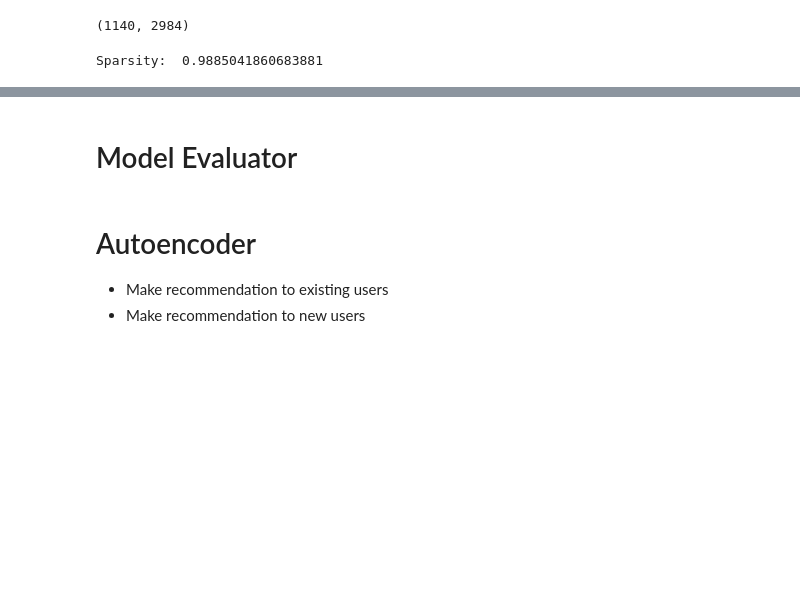
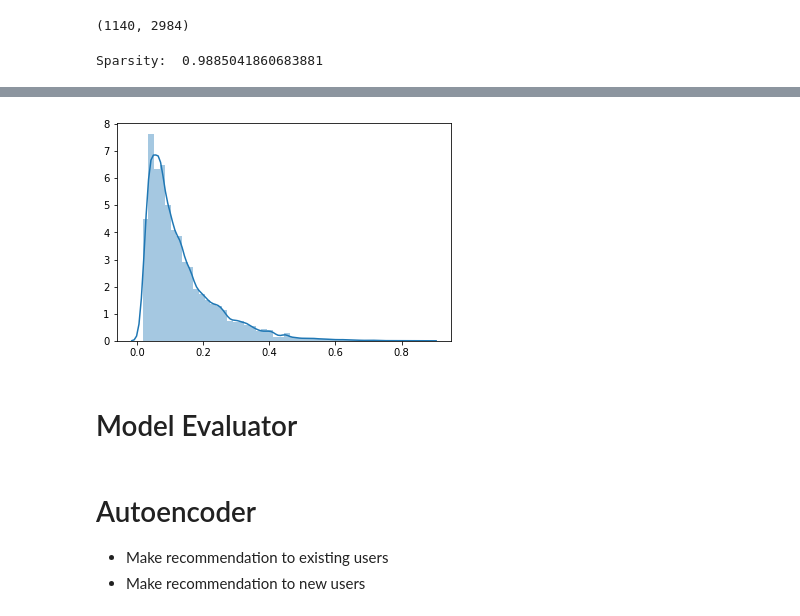
Before and after one commit to bbiyongel/Recommender_system_study, a Jupyter notebook: 7주차-추천시스템.ipynb, the cells around one changed output, grey strips where cells are left out. Cells and saved outputs as stored; diff of their text form; code cells hidden in the pictures; blank space fills up the shorter version.

```diff
--- a/7주차-추천시스템.ipynb
+++ b/7주차-추천시스템.ipynb
@@ -213,3 +216,8 @@ Sparsity:  0.9885041860683881
+# %%
+sns.distplot(IMdata[IMdata!=0])
+plt.show()
+# %% [output]
+[figure, added]
 # %% [markdown]
 # Model Evaluator
 # %%
```
Also changed, not shown: parts of 30 cells of this notebook.
